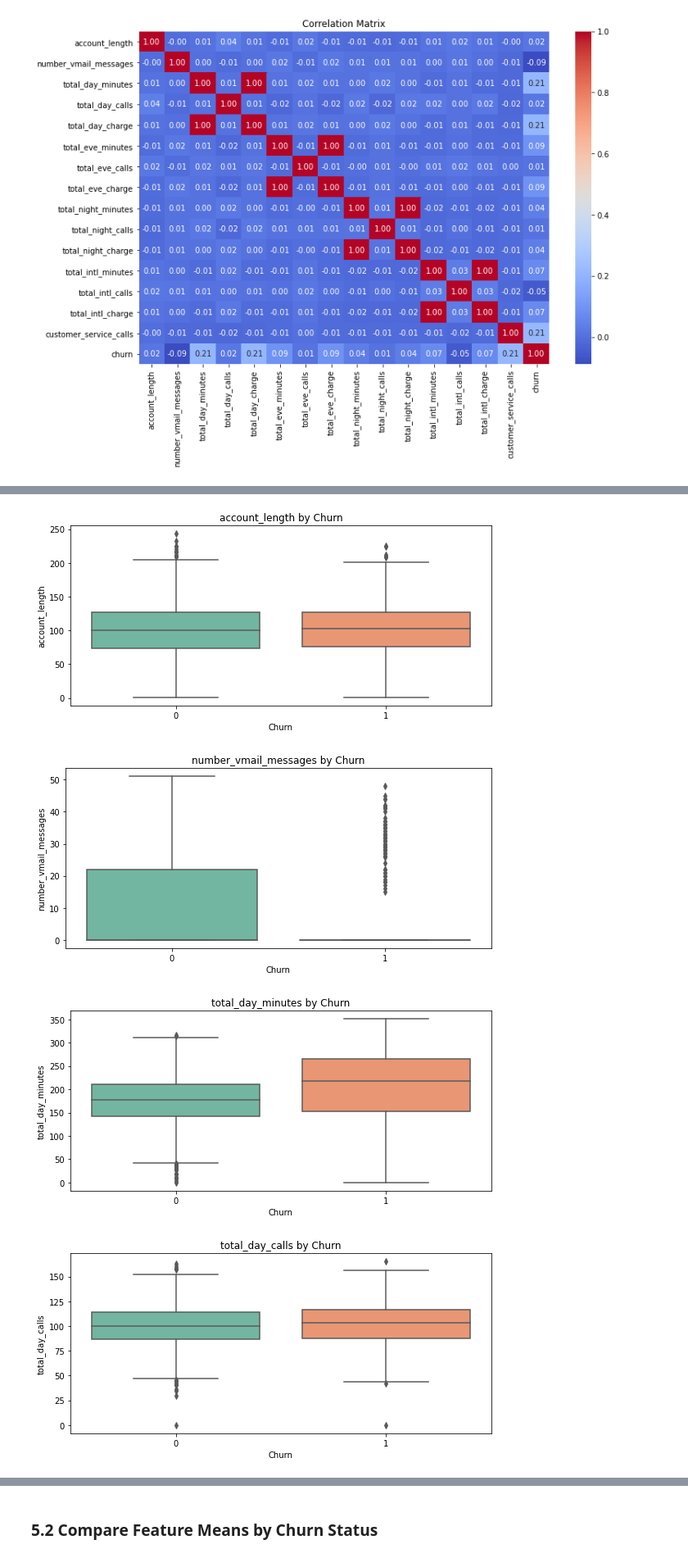
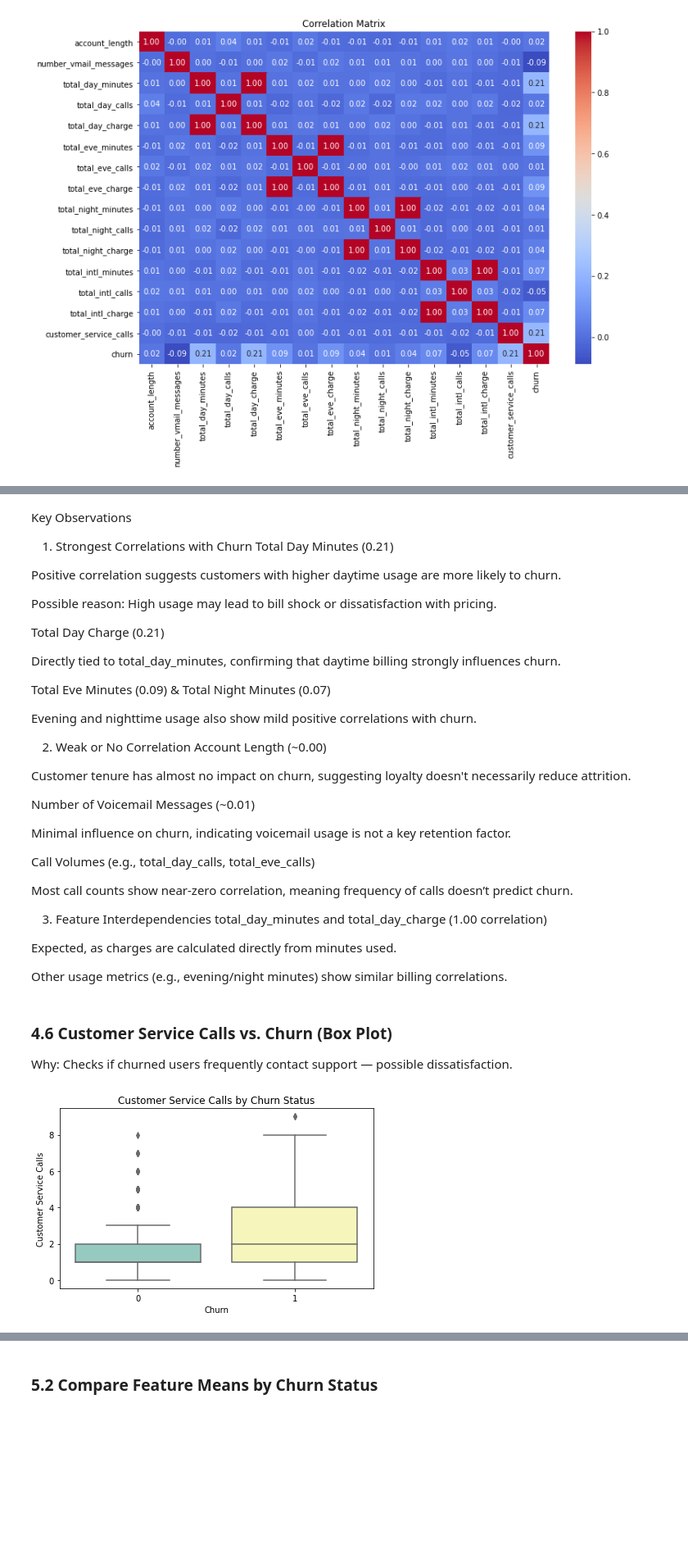
Before and after one commit to HellenDianaNjeri/SyriaTel-Customer-Churn, a Jupyter notebook: notebooks/SyriaTel Customer Churn.ipynb, the cells around one changed output, grey strips where cells are left out. Shown: that part at 82% size. Saved outputs shown, nothing was run; the diff lists cells and outputs as text; code cells hidden in the pictures; blank space fills up the shorter version.

```diff
--- a/notebooks/SyriaTel Customer Churn.ipynb
+++ b/notebooks/SyriaTel Customer Churn.ipynb
@@ -360,15 +388,49 @@ plt.show()
+# %% [markdown]
+Key Observations
+1. Strongest Correlations with Churn
+Total Day Minutes (0.21)
+
+Positive correlation suggests customers with higher daytime usage are more likely to churn.
+
+Possible reason: High usage may lead to bill shock or dissatisfaction with pricing.
+
+Total Day Charge (0.21)
+
+Directly tied to total_day_minutes, confirming that daytime billing strongly influences churn.
+
+Total Eve Minutes (0.09) & Total Night Minutes (0.07)
+
+Evening and nighttime usage also show mild positive correlations with churn.
+
+2. Weak or No Correlation
+Account Length (~0.00)
+
+Customer tenure has almost no impact on churn, suggesting loyalty doesn't necessarily reduce attrition.
+
+Number of Voicemail Messages (~0.01)
+
+Minimal influence on churn, indicating voicemail usage is not a key retention factor.
+
+Call Volumes (e.g., total_day_calls, total_eve_calls)
+
+Most call counts show near-zero correlation, meaning frequency of calls doesn’t predict churn.
+
+3. Feature Interdependencies
+total_day_minutes and total_day_charge (1.00 correlation)
+
+Expected, as charges are calculated directly from minutes used.
+
+Other usage metrics (e.g., evening/night minutes) show similar billing correlations.
+# %% [markdown]
+### 4.6 Customer Service Calls vs. Churn (Box Plot)
+Why: Checks if churned users frequently contact support — possible dissatisfaction.
 # %%
-# Box plots for numerical features grouped by churn
-for col in numerical_features:
-    plt.figure(figsize=(8, 4))
-    sns.boxplot(x='churn', y=col, data=clean_df, palette='Set2')
-    plt.title(f'{col} by Churn')
-    plt.xlabel('Churn')
-    plt.ylabel(col)
-    plt.tight_layout()
-    plt.show()
+plt.figure(figsize=(6,4))
+sns.boxplot(x='churn', y='customer_service_calls', data=df, palette='Set3')
+plt.title('Customer Service Calls by Churn Status')
+plt.xlabel('Churn')
+plt.ylabel('Customer Service Calls')
+plt.tight_layout()
+plt.show()
 # %% [output]
-[figure, old version]
+[figure, new version]
-[figure, removed]
-[figure, removed]
-[figure, removed]
```
Also changed, not shown: parts of 36 cells of this notebook.
